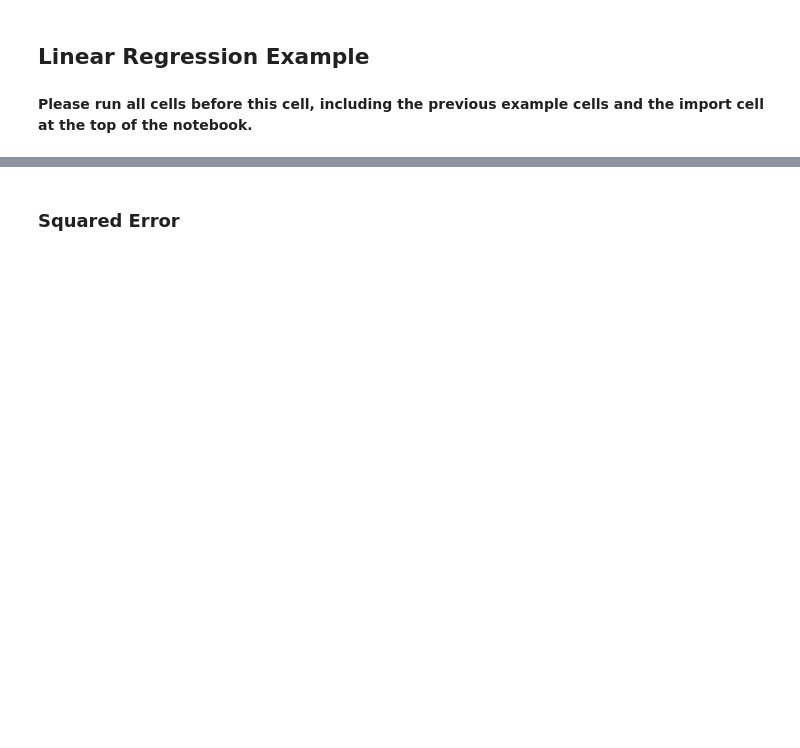
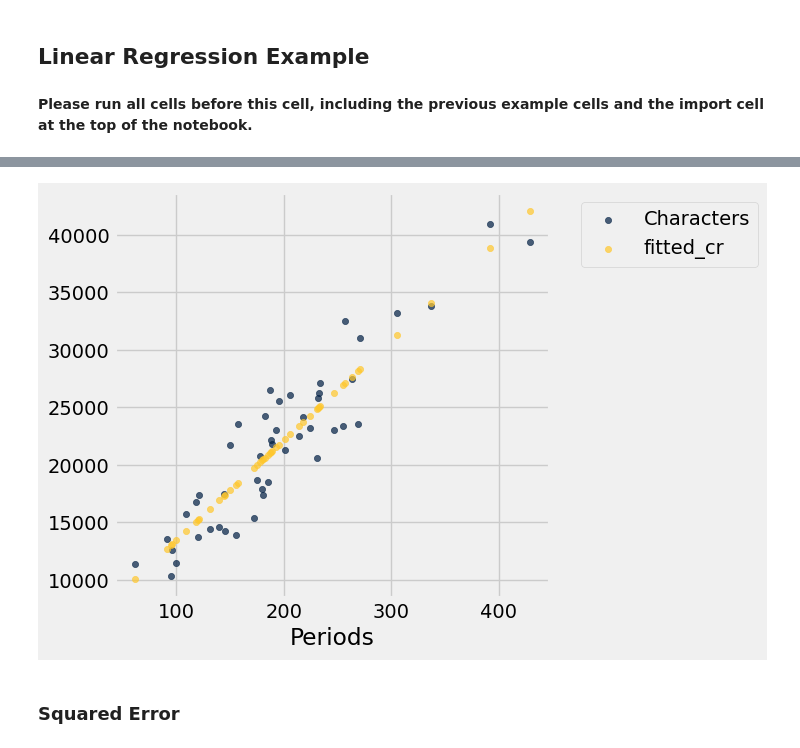
Before and after one commit to Fondad/Regression, a Jupyter notebook: lec5.ipynb, the cells around one changed output, grey strips where cells are left out. Cells and saved outputs as stored; diff of their text form; code cells hidden in the pictures; blank space fills up the shorter version.

```diff
--- a/lec5.ipynb
+++ b/lec5.ipynb
@@ -17,0 +24,4 @@ r = 0.75
+# %%
+midterm_score = 60
+x = midterm_score
+(((x - x_mean) / x_sd) * r * y_sd) + y_mean
@@ -42,0 +81,4 @@ def intercept(t, x, y):
+# %%
+a = slope(ml_and_rs_app, 0 , 1)
+b = intercept(ml_and_rs_app, 0 , 1)
+a * ml_and_rs_app.column(0) + b
@@ -43,3 +98,13 @@ def intercept(t, x, y):
+# %%
+def linear_fit(t, x, y):
+    a = slope(t, x, y)
+    b = intercept(t, x, y)
+    return a * t.column(x) + b
+# %%
+ml_fitted = ml_and_rs_app.with_column('fitted_cr', linear_fit(ml_and_rs_app, 0 , 1))
+ml_fitted.scatter(0)
+# %% [output]
+[figure, added]
 # %% [markdown]
 ### Squared Error
 # %%
```
Also changed, not shown: parts of 28 cells of this notebook.
